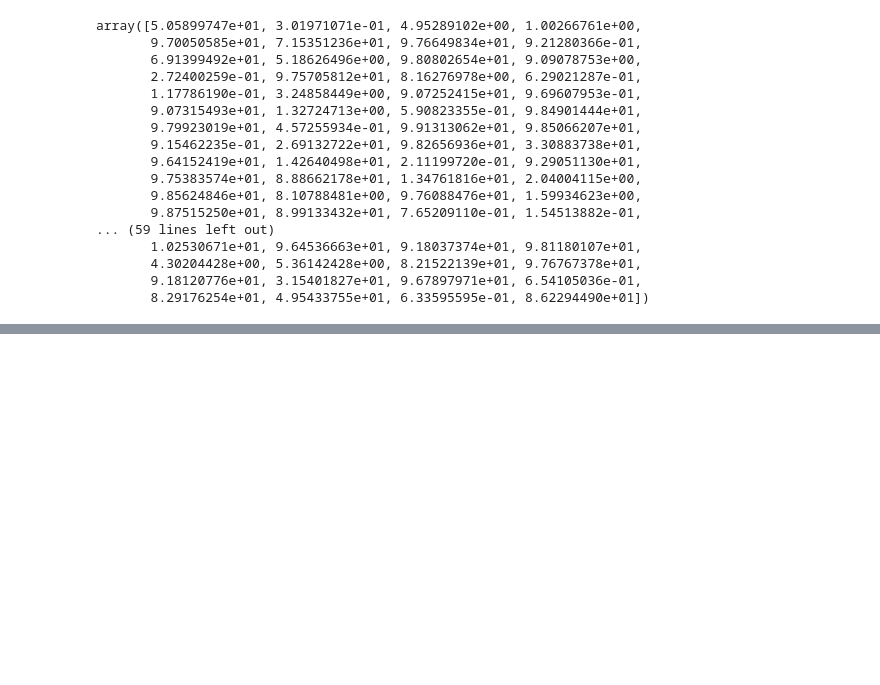
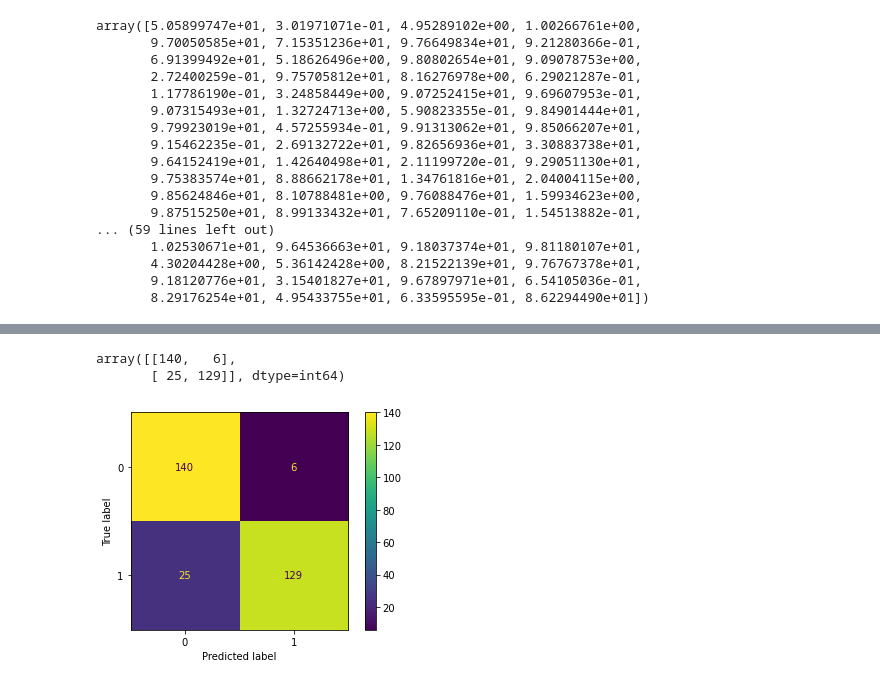
Before and after one commit to fabiobarreto-data-science/Data-Science---Let-s-Code, a Jupyter notebook: Regressão Logística_Revisão.ipynb, the cells around one changed output, grey strips where cells are left out. Saved outputs shown, nothing was run; the diff lists cells and outputs as text; code cells hidden in the pictures; blank space fills up the shorter version.

```diff
--- a/Regressão Logística_Revisão.ipynb
+++ b/Regressão Logística_Revisão.ipynb
@@ -187,0 +215,5 @@ array([5.05899747e+01, 3.01971071e-01, 4.95289102e+00, 1.00266761e+00,
+# %%
+confusion_matrix(y_test, y_pred)
+# %% [output]
+array([[140,   6],
+       [ 25, 129]], dtype=int64)
@@ -187,0 +222,4 @@ array([5.05899747e+01, 3.01971071e-01, 4.95289102e+00, 1.00266761e+00,
+# %%
+plot_confusion_matrix(lr, x_test, y_test, cmap="viridis");
+# %% [output]
+[figure, added]
```
Also changed, not shown: parts of 32 cells of this notebook.
